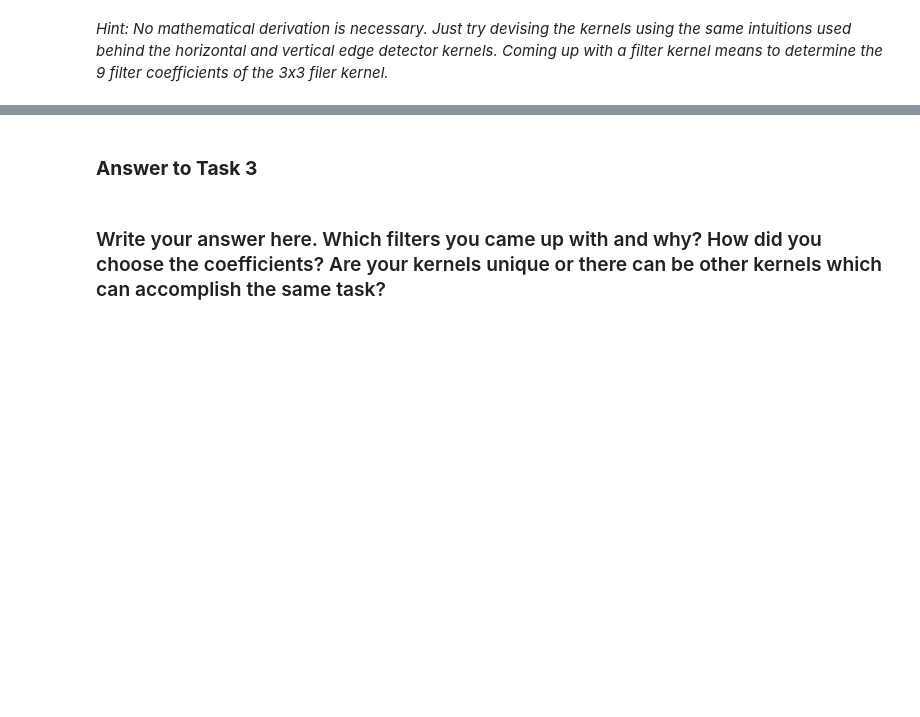
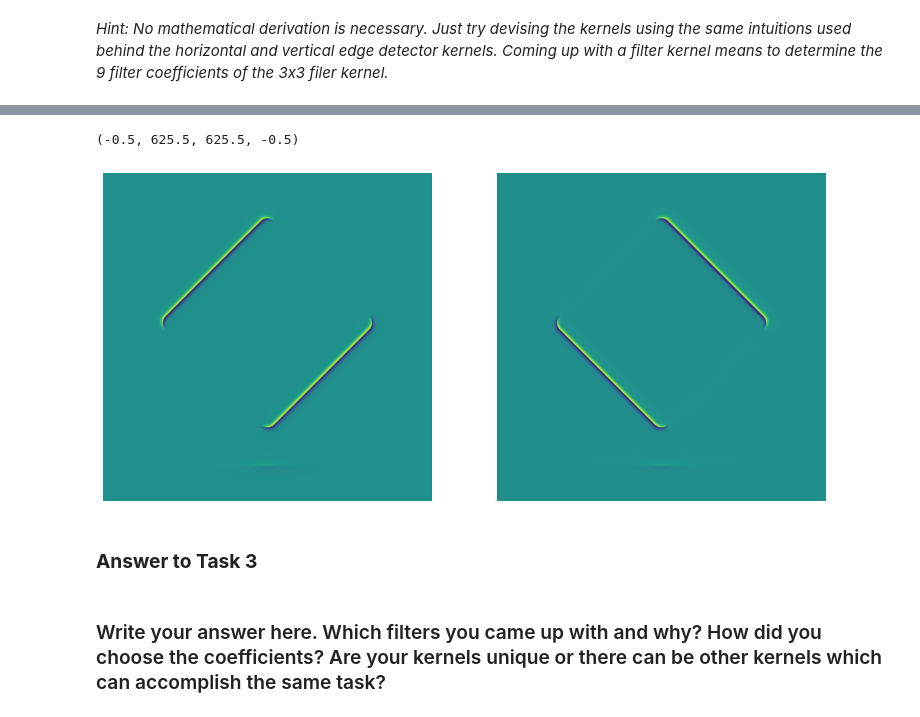
Before and after one commit to minhajk1001/CSE421_Image_Procesing, a Jupyter notebook: 19101111_Summer22_Assignment_2.ipynb, the cells around one changed output, grey strips where cells are left out. Cells and saved outputs as stored; diff of their text form; code cells hidden in the pictures; blank space fills up the shorter version.

```diff
--- a/19101111_Summer22_Assignment_2.ipynb
+++ b/19101111_Summer22_Assignment_2.ipynb
@@ -169,23 +190,48 @@ image = None # TO-BE-COMPLETED
 # %%
 # detect the 2 parallel pair of edges and plot them side by side in a 1x2 grid subplot
 
 # detect the first pair using image filtering with kernel_1
+kernel_1 = np.array([[-4, -2, 0], # TO-BE-COMPLETED
+                    [-2, 0, 2], # TO-BE-COMPLETED
+                    [0, 2, 4]]) # TO-BE-COMPLETED
+
+kernel_2 = np.array([[0, -2, -4], # TO-BE-COMPLETED
+                    [2, 0, -2], # TO-BE-COMPLETED
+                    [4, 2, 0]]) # TO-BE-COMPLETED
 
 first_pair_detected = None # TO-BE-COMPLETED
+image = image/255
+#image = color.rgb2gray(image)
+#err: 'the input array must have size 3 along `channel_axis`, got (626, 626)'
+if image.shape[-1] == 3:
+    image = color.rgb2gray(image)
+
+first_pair_detected = signal.correlate(image, kernel_1, mode = 'same', method = 'auto')
 
 # detect the second pair using image filtering with kernel_2
 
 second_pair_detected = None # TO-BE-COMPLETED
+second_pair_detected = signal.correlate(image, kernel_2, mode = 'same', method = 'auto')
 
 # plot the two filtered images side by side
 
 # TO-BE-COMPLETED
 # TO-BE-COMPLETED
 # TO-BE-COMPLETED
 # TO-BE-COMPLETED
 # TO-BE-COMPLETED
 # TO-BE-COMPLETED
 # TO-BE-COMPLETED
+plt.figure(figsize= (20,10))
+plt.subplot(1,3,2)
+plt.imshow(first_pair_detected)
+plt.axis("off")
+plt.subplot(1,3,3)
+plt.imshow(second_pair_detected)
+plt.axis("off")
+# %% [output]
+(-0.5, 625.5, 625.5, -0.5)
+[figure, added]
 # %% [markdown]
 ### **Answer to Task 3** <br>
 # %% [markdown]
```
Also changed, not shown: parts of 9 cells of this notebook, 1 other file.
